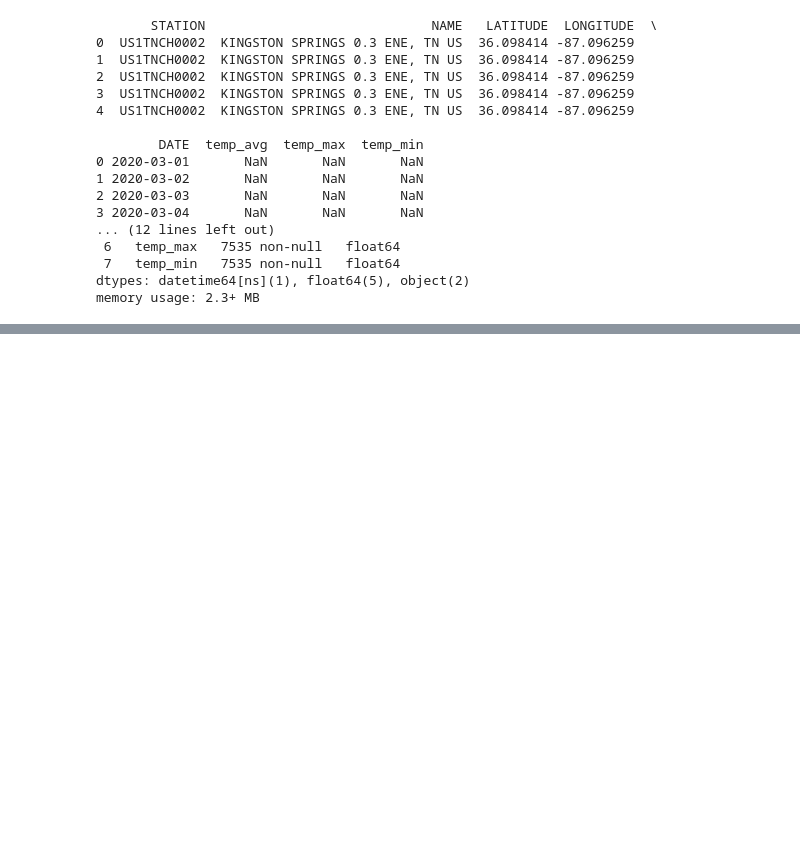
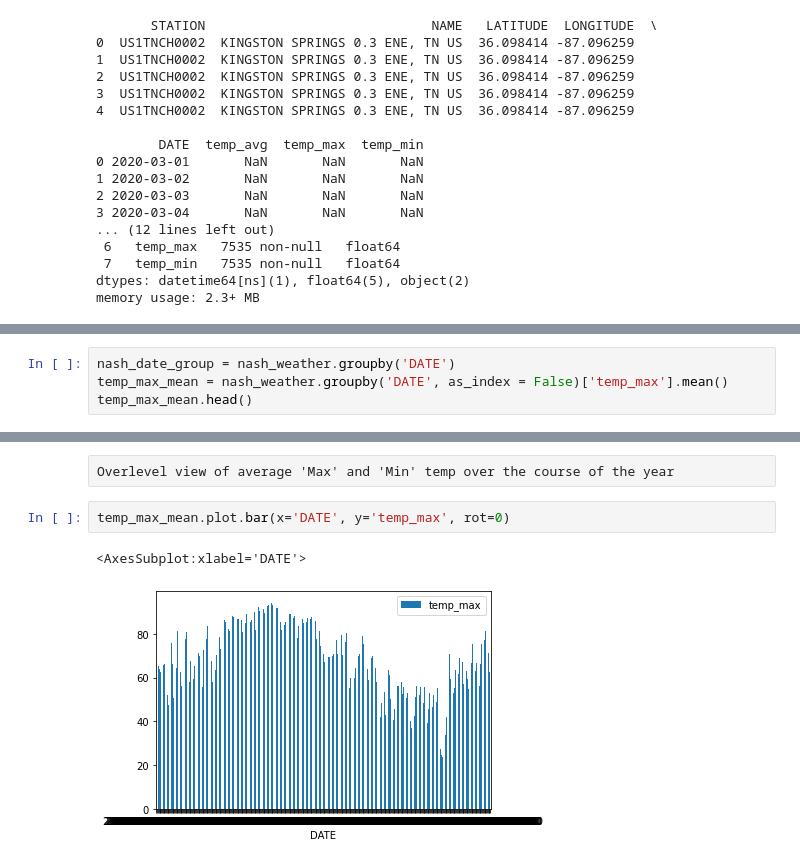
Before and after one commit to Engu12/nash-covid-cases-vaccines-honky_tonkin, a Jupyter notebook: notebook/Teng_nash_covid.ipynb, the cells around one changed output, grey strips where cells are left out. Drawn from its saved outputs; the diff is of its cells as text; blank space fills up the shorter version.

```diff
--- a/notebook/Teng_nash_covid.ipynb
+++ b/notebook/Teng_nash_covid.ipynb
@@ -238,0 +227,4 @@ income_data.set_index('Unnamed: 0_level_0').T.reset_index()
+# %%
+nash_date_group = nash_weather.groupby('DATE')
+temp_max_mean = nash_weather.groupby('DATE', as_index = False)['temp_max'].mean()
+temp_max_mean.head()
@@ -238,0 +238,7 @@ income_data.set_index('Unnamed: 0_level_0').T.reset_index()
+# %% [raw]
+Overlevel view of average 'Max' and 'Min' temp over the course of the year
+# %%
+temp_max_mean.plot.bar(x='DATE', y='temp_max', rot=0)
+# %% [output]
+<AxesSubplot:xlabel='DATE'>
+[figure, added]
```
Also changed, not shown: parts of 10 cells of this notebook, 4 other files.
